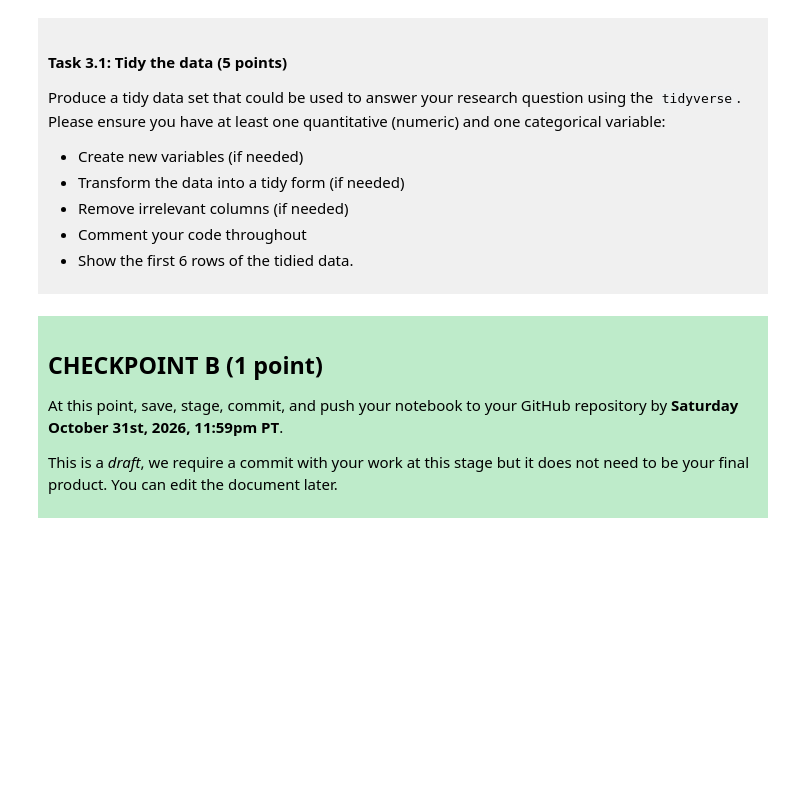
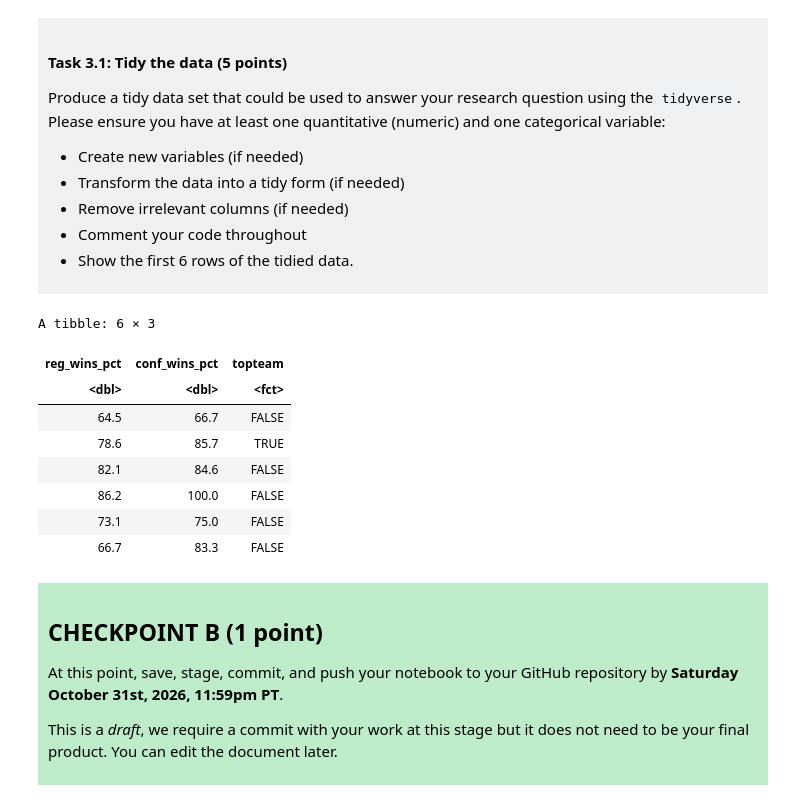
Before and after one commit to doctorzaozhan-ops/dsci-100-project-Xiuhao-Feng, a Jupyter notebook: dsci-100-project-notebook.ipynb, the cells around one changed output. Saved outputs shown, nothing was run; the diff lists cells and outputs as text; code cells hidden in the pictures; blank space fills up the shorter version.

```diff
--- a/dsci-100-project-notebook.ipynb
+++ b/dsci-100-project-notebook.ipynb
@@ -189,7 +218,26 @@ Produce a tidy data set that could be used to answer your research question usin
 
 </div>
 # %%
-### EDIT THIS CODE CELL ###
+#select relevant columns
+tidydata<-dataread|>select(reg_wins_pct,tourney_finish,conf_wins_pct)|>
+#ignore the missing data and find wether they reach the top eight team
+filter(!is.na(reg_wins_pct),!is.na(conf_wins_pct),!is.na(tourney_finish))|>
+mutate(topteam=tourney_finish%in%c("top_8_loss", "top_4_loss","top_2_loss","champ"))|>
+#change the reuslt into a categorical variable
+mutate(topteam=as.factor(topteam))|>
+select(reg_wins_pct,conf_wins_pct,topteam)
+#show the wanted columns
+head(tidydata)
+# %% [output]
+A tibble: 6 × 3
+| reg_wins_pct | conf_wins_pct | topteam |
+| <dbl> | <dbl> | <fct> |
+| 64.5 | 66.7 | FALSE |
+| 78.6 | 85.7 | TRUE |
+| 82.1 | 84.6 | FALSE |
+| 86.2 | 100.0 | FALSE |
+| 73.1 | 75.0 | FALSE |
+| 66.7 | 83.3 | FALSE |
 # %% [markdown]
 <div style="background-color: #beebca; padding: 10px;">
 
```
Also changed, not shown: parts of 3 cells of this notebook.
